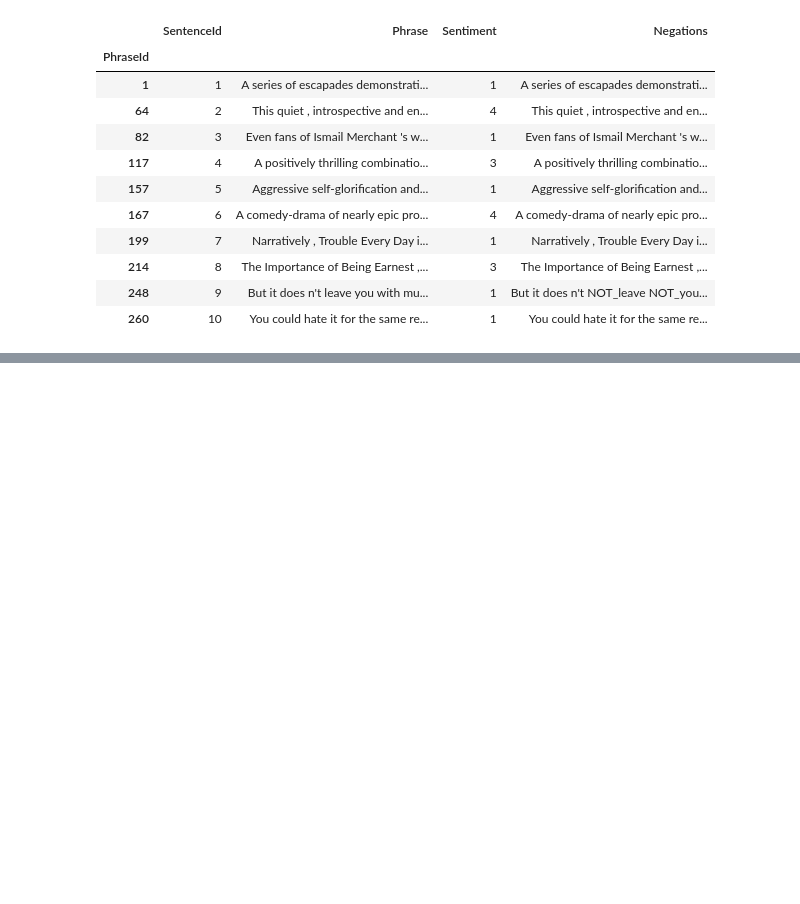
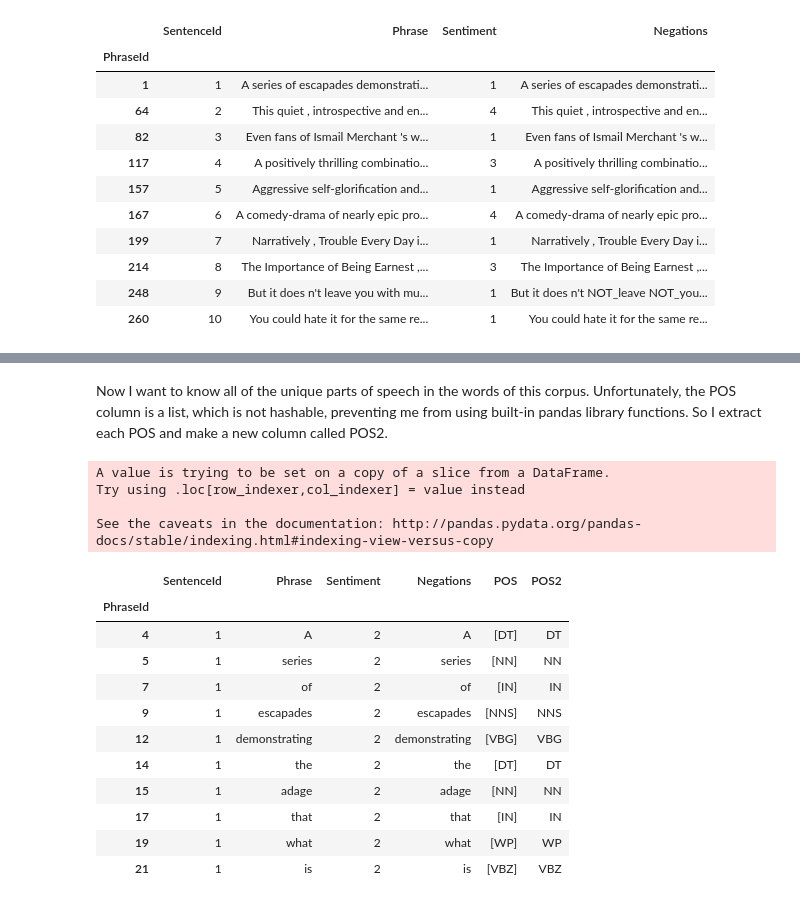
Before and after one commit to paulruvolo/DataScience16CYOA, a Jupyter notebook: Model Iteration 2.ipynb, the cells around one changed output, grey strips where cells are left out. Saved outputs shown, nothing was run; the diff lists cells and outputs as text; code cells hidden in the pictures; blank space fills up the shorter version.

```diff
--- a/Model Iteration 2.ipynb
+++ b/Model Iteration 2.ipynb
@@ -83,0 +119,6 @@ df01.drop_duplicates(['SentenceId']).head(10)
+# %%
+def get_words(df):
+    data = df[~(df['Phrase'].str.contains(' '))]
+    return data
+# %%
+df02_words = get_words(df02)
@@ -83,0 +140,29 @@ df01.drop_duplicates(['SentenceId']).head(10)
+# %% [markdown]
+Now I want to know all of the unique parts of speech in the words of this corpus. Unfortunately, the POS column is a list, which is not hashable, preventing me from using built-in pandas library functions. So I extract each POS and make a new column called POS2.
+# %%
+def extract_single_POS_from_words(df):
+    data = df
+    data["POS2"] = data["POS"].apply(lambda x: x[0])
+    return data
+# %%
+df02_words01 = extract_single_POS_from_words(df02_words)
+# %% [output]
+A value is trying to be set on a copy of a slice from a DataFrame.
+Try using .loc[row_indexer,col_indexer] = value instead
+
+See the caveats in the documentation: http://pandas.pydata.org/pandas-docs/stable/indexing.html#indexing-view-versus-copy
+# %%
+df02_words01.head(10)
+# %% [output]
+|  | SentenceId | Phrase | Sentiment | Negations | POS | POS2 |
+| PhraseId |  |  |  |  |  |  |
+| 4 | 1 | A | 2 | A | [DT] | DT |
+| 5 | 1 | series | 2 | series | [NN] | NN |
+| 7 | 1 | of | 2 | of | [IN] | IN |
+| 9 | 1 | escapades | 2 | escapades | [NNS] | NNS |
+| 12 | 1 | demonstrating | 2 | demonstrating | [VBG] | VBG |
+| 14 | 1 | the | 2 | the | [DT] | DT |
+| 15 | 1 | adage | 2 | adage | [NN] | NN |
+| 17 | 1 | that | 2 | that | [IN] | IN |
+| 19 | 1 | what | 2 | what | [WP] | WP |
+| 21 | 1 | is | 2 | is | [VBZ] | VBZ |
```
Also changed, not shown: parts of 12 cells of this notebook.
